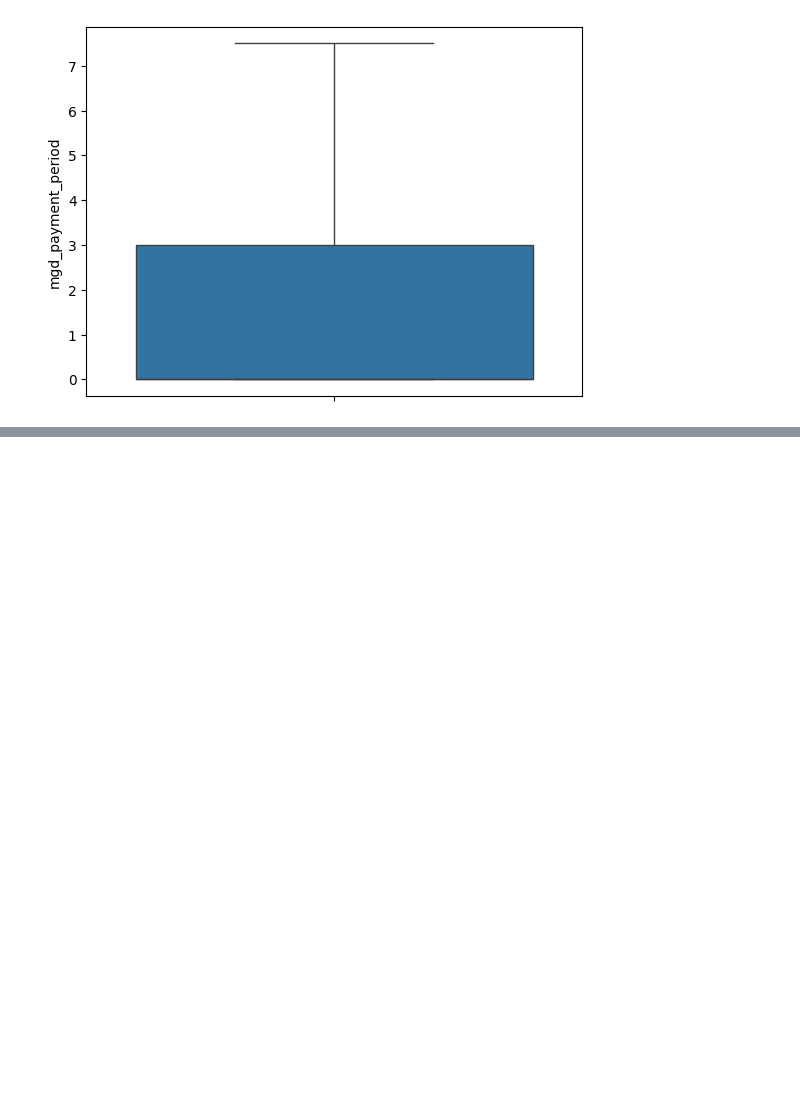
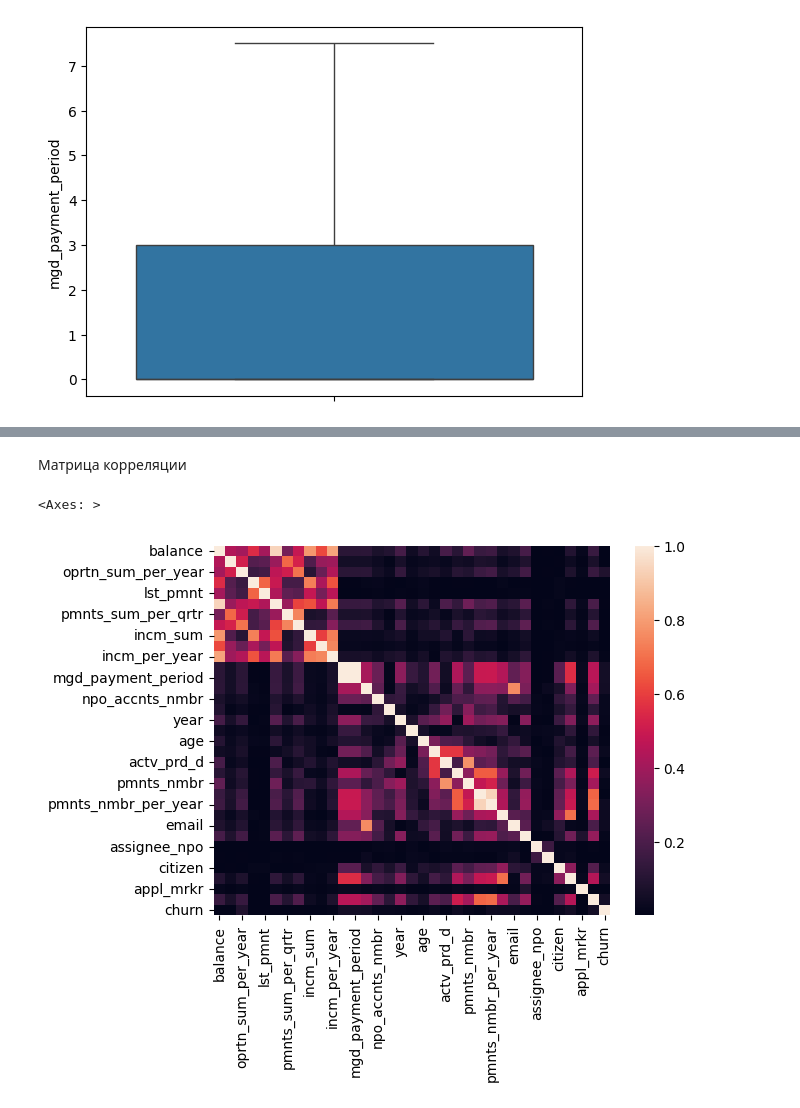
Before and after one commit to zibestr/AI-Hackathon-SFD, a Jupyter notebook: main.ipynb, the cells around one changed output, grey strips where cells are left out. Cells and saved outputs as stored; diff of their text form; code cells hidden in the pictures; blank space fills up the shorter version.

```diff
--- a/main.ipynb
+++ b/main.ipynb
@@ -343,0 +363,7 @@ for col in cat_cols:
+# %% [markdown]
+Матрица корреляции
+# %%
+sns.heatmap(np.abs(train_df[float_cols + int_cols].corr()))
+# %% [output]
+<Axes: >
+[figure, added]
```
Also changed, not shown: parts of 6 cells of this notebook.
